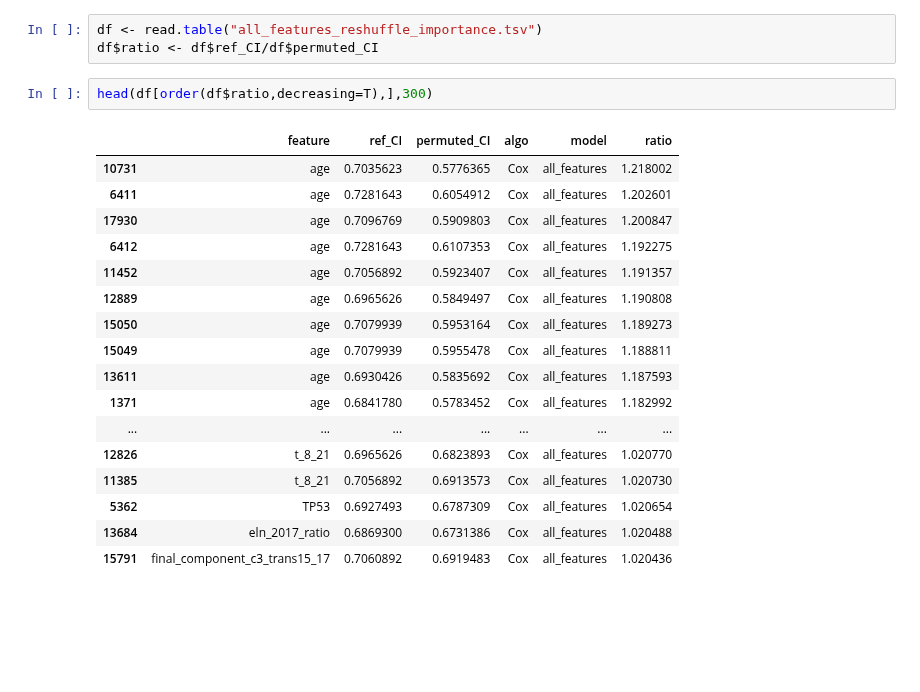
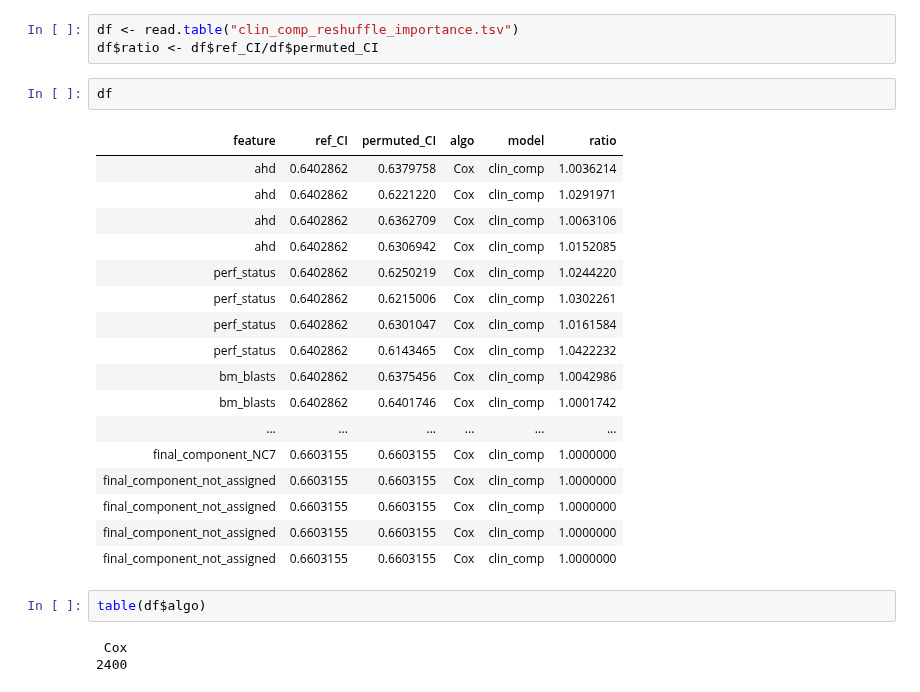
Before and after one commit to reyear/AML_Analysis, a Jupyter notebook: analysis/prognosis/Feature_Importance_Reshuffle/data_feature_importance/Untitled.ipynb, the cells around one changed output. Cells and saved outputs as stored; diff of their text form; blank space fills up the shorter version.

```diff
--- a/analysis/prognosis/Feature_Importance_Reshuffle/data_feature_importance/Untitled.ipynb
+++ b/analysis/prognosis/Feature_Importance_Reshuffle/data_feature_importance/Untitled.ipynb
@@ -1,23 +1,28 @@
 # %%
-df <- read.table("all_features_reshuffle_importance.tsv")
+df <- read.table("clin_comp_reshuffle_importance.tsv")
 df$ratio <- df$ref_CI/df$permuted_CI
-# %%
-head(df[order(df$ratio,decreasing=T),],300)
-# %% [output]
-|  | feature | ref_CI | permuted_CI | algo | model | ratio |
-| 10731 | age | 0.7035623 | 0.5776365 | Cox | all_features | 1.218002 |
-| 6411 | age | 0.7281643 | 0.6054912 | Cox | all_features | 1.202601 |
-| 17930 | age | 0.7096769 | 0.5909803 | Cox | all_features | 1.200847 |
-| 6412 | age | 0.7281643 | 0.6107353 | Cox | all_features | 1.192275 |
-| 11452 | age | 0.7056892 | 0.5923407 | Cox | all_features | 1.191357 |
-| 12889 | age | 0.6965626 | 0.5849497 | Cox | all_features | 1.190808 |
-| 15050 | age | 0.7079939 | 0.5953164 | Cox | all_features | 1.189273 |
-| 15049 | age | 0.7079939 | 0.5955478 | Cox | all_features | 1.188811 |
-| 13611 | age | 0.6930426 | 0.5835692 | Cox | all_features | 1.187593 |
-| 1371 | age | 0.6841780 | 0.5783452 | Cox | all_features | 1.182992 |
-| ... | ... | ... | ... | ... | ... | ... |
-| 12826 | t_8_21 | 0.6965626 | 0.6823893 | Cox | all_features | 1.020770 |
-| 11385 | t_8_21 | 0.7056892 | 0.6913573 | Cox | all_features | 1.020730 |
-| 5362 | TP53 | 0.6927493 | 0.6787309 | Cox | all_features | 1.020654 |
-| 13684 | eln_2017_ratio | 0.6869300 | 0.6731386 | Cox | all_features | 1.020488 |
-| 15791 | final_component_c3_trans15_17 | 0.7060892 | 0.6919483 | Cox | all_features | 1.020436 |
+# %%
+df
+# %% [output]
+| feature | ref_CI | permuted_CI | algo | model | ratio |
+| ahd | 0.6402862 | 0.6379758 | Cox | clin_comp | 1.0036214 |
+| ahd | 0.6402862 | 0.6221220 | Cox | clin_comp | 1.0291971 |
+| ahd | 0.6402862 | 0.6362709 | Cox | clin_comp | 1.0063106 |
+| ahd | 0.6402862 | 0.6306942 | Cox | clin_comp | 1.0152085 |
+| perf_status | 0.6402862 | 0.6250219 | Cox | clin_comp | 1.0244220 |
+| perf_status | 0.6402862 | 0.6215006 | Cox | clin_comp | 1.0302261 |
+| perf_status | 0.6402862 | 0.6301047 | Cox | clin_comp | 1.0161584 |
+| perf_status | 0.6402862 | 0.6143465 | Cox | clin_comp | 1.0422232 |
+| bm_blasts | 0.6402862 | 0.6375456 | Cox | clin_comp | 1.0042986 |
+| bm_blasts | 0.6402862 | 0.6401746 | Cox | clin_comp | 1.0001742 |
+| ... | ... | ... | ... | ... | ... |
+| final_component_NC7 | 0.6603155 | 0.6603155 | Cox | clin_comp | 1.0000000 |
+| final_component_not_assigned | 0.6603155 | 0.6603155 | Cox | clin_comp | 1.0000000 |
+| final_component_not_assigned | 0.6603155 | 0.6603155 | Cox | clin_comp | 1.0000000 |
+| final_component_not_assigned | 0.6603155 | 0.6603155 | Cox | clin_comp | 1.0000000 |
+| final_component_not_assigned | 0.6603155 | 0.6603155 | Cox | clin_comp | 1.0000000 |
+# %%
+table(df$algo)
+# %% [output]
+ Cox
+2400
```
Also changed, not shown: parts of 2 cells of this notebook, 26 other files.
